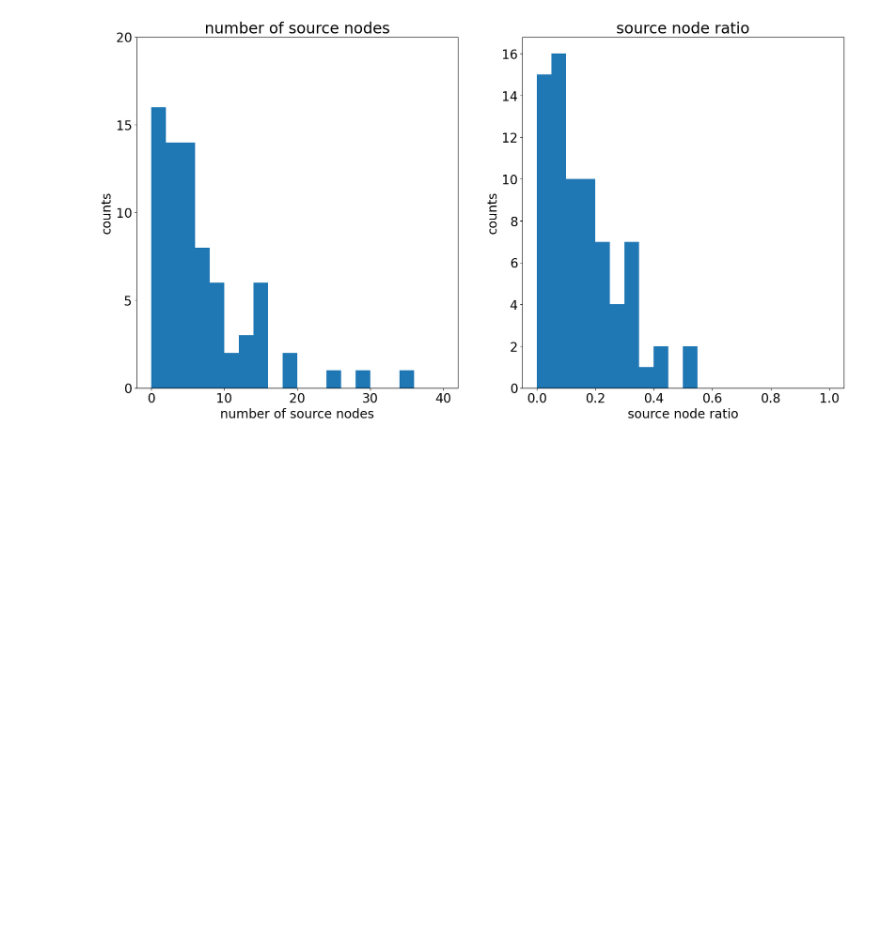
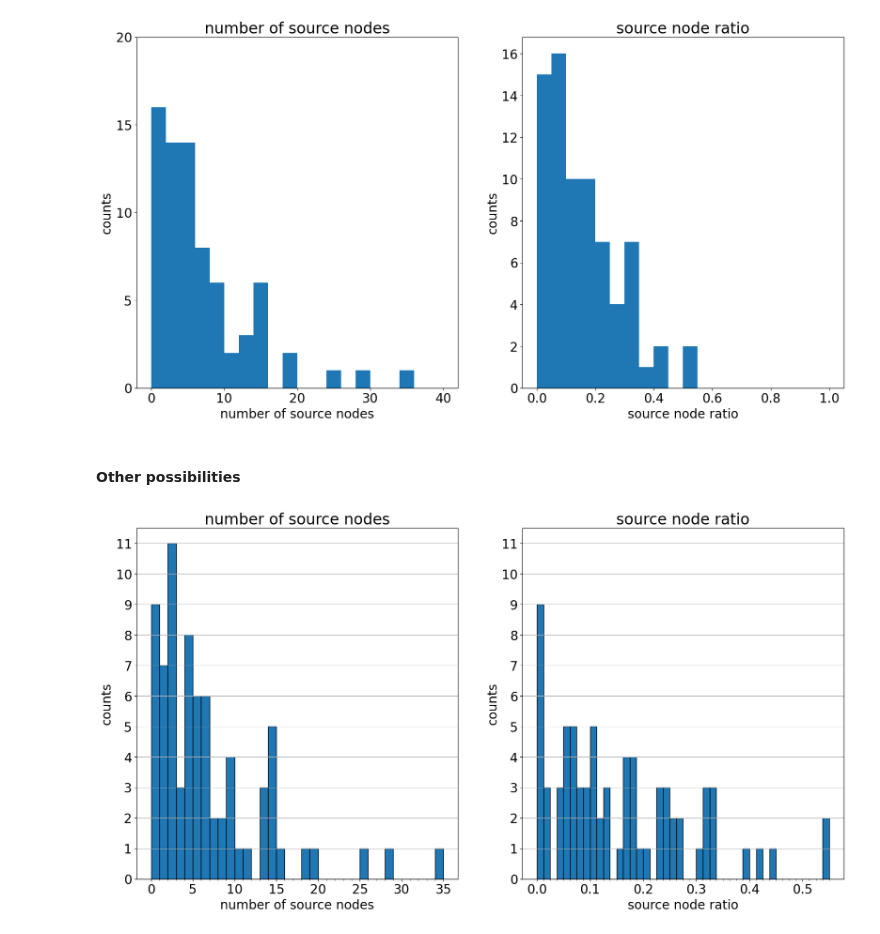
Before and after one commit to kyuhyongpark/cubewalkers-analysis, a Jupyter notebook: node_average_values_analysis.ipynb, the cells around one changed output. Cells and saved outputs as stored; diff of their text form; code cells hidden in the pictures; blank space fills up the shorter version.

Commit message:
New options for histograms

```diff
--- a/node_average_values_analysis.ipynb
+++ b/node_average_values_analysis.ipynb
@@ -120,3 +117,35 @@ plt.savefig(f'./data/{models_dir}/figures/sources.pdf')
 plt.show()
 # %% [output]
 [figure]
+# %% [markdown]
+#### Other possibilities
+# %%
+
+fig,ax = plt.subplots(1,2,figsize=(20,10))
+ax[0].hist(QC['NS'], bins=35, range=(0,35), edgecolor='k')
+ax[0].set_title('number of source nodes')
+ax[0].set_xlabel('number of source nodes')
+ax[0].set_ylabel('counts')
+ax[0].set_yticks(range(0,12))
+#ax[0].set_yticks(range(0,12), minor=True)
+ax[0].set_xticks(range(0,35), minor=True)
+ax[0].set_ylim((0, 11.5))
+ax[0].grid(axis='y')
+
+
+ax[1].hist(QC['NS/N'], bins=[i*0.0125 for i in range(45)], edgecolor='k')
+ax[1].set_title('source node ratio')
+ax[1].set_xlabel('source node ratio')
+ax[1].set_ylabel('counts')
+ax[1].set_yticks(range(0,12))
+#ax[1].set_xticks([0.00, 0.07, 0.14, 0.21, 0.28, 0.35, 0.42, 0.49, 0.56])
+ax[1].set_xticks([i*0.0125 for i in range(45)], minor=True)
+ax[1].set_ylim((0, 11.5))
+ax[1].grid(axis='y')
+
+
+plt.savefig(f'./data/{models_dir}/figures/number_sources.png')
+plt.savefig(f'./data/{models_dir}/figures/number_sources.pdf')
+plt.show()
+# %% [output]
+[figure, added]
```
Also changed, not shown: parts of 5 cells of this notebook, 4 other files.
